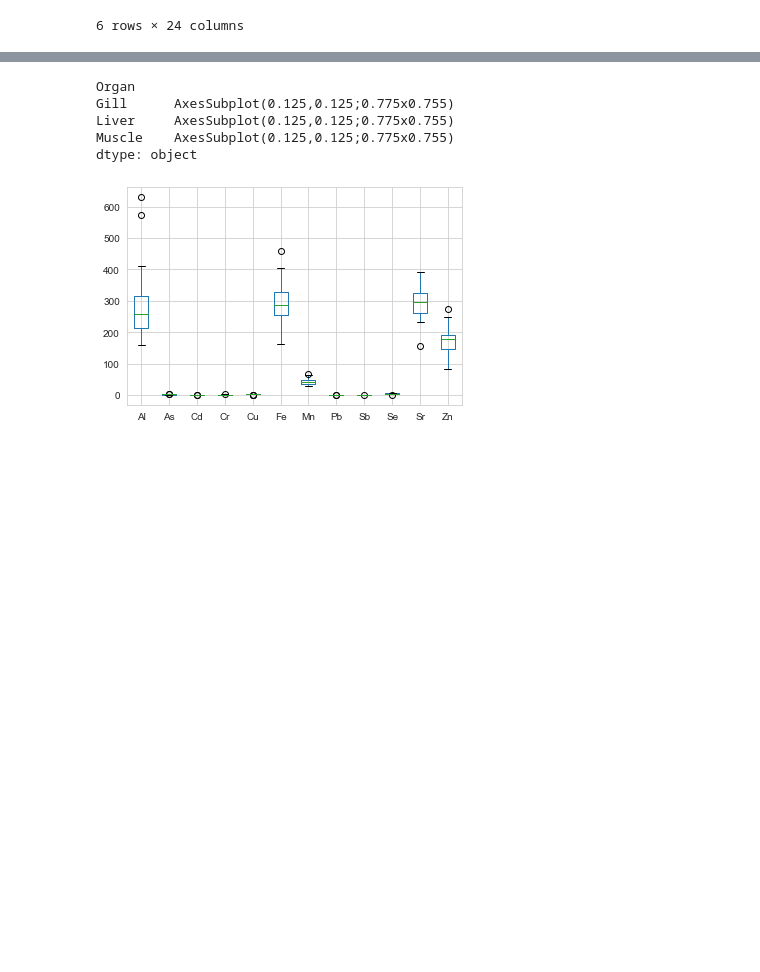
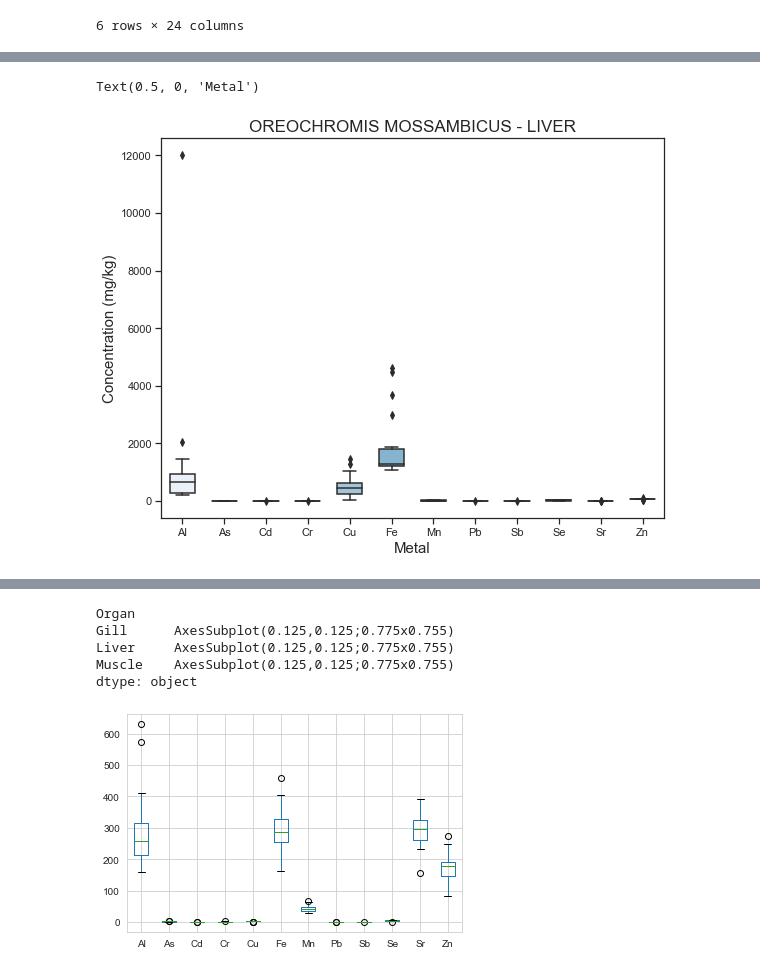
Before and after one commit to ChrisMontez/ICP-OES, a Jupyter notebook: Flag Boshielo Dam/Data Visualization.ipynb, the cells around one changed output, grey strips where cells are left out. Saved outputs shown, nothing was run; the diff lists cells and outputs as text; code cells hidden in the pictures; blank space fills up the shorter version.

```diff
--- a/Flag Boshielo Dam/Data Visualization.ipynb
+++ b/Flag Boshielo Dam/Data Visualization.ipynb
@@ -41,0 +73,13 @@ NameError: name 'sup' is not defined
+# %%
+sns.set_theme(style="ticks")
+f, ax = plt.subplots(figsize=(9, 7))
+
+sns.boxplot(data = OM_Liver[all_metals], width=.6, palette = 'Blues' )
+ax.set_title('OREOCHROMIS MOSSAMBICUS - LIVER', fontsize = 17)
+ax.set_ylabel('Concentration (mg/kg)', fontsize = 15)
+ax.set_xlabel('Metal',fontsize = 15)
+
+#sns.despine(trim=True, left=True)
+# %% [output]
+Text(0.5, 0, 'Metal')
+[figure, added]
```
Also changed, not shown: parts of 8 cells of this notebook.
